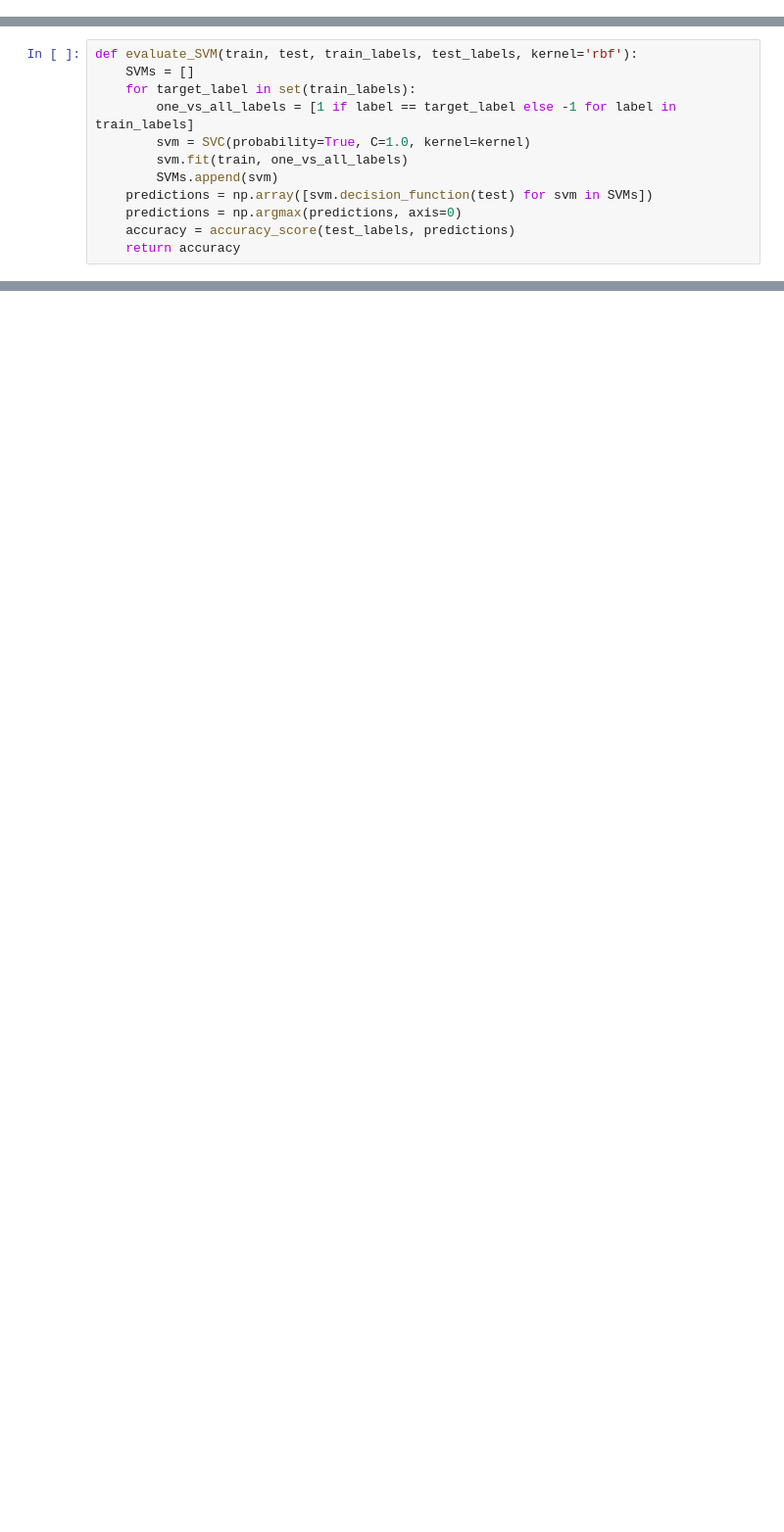
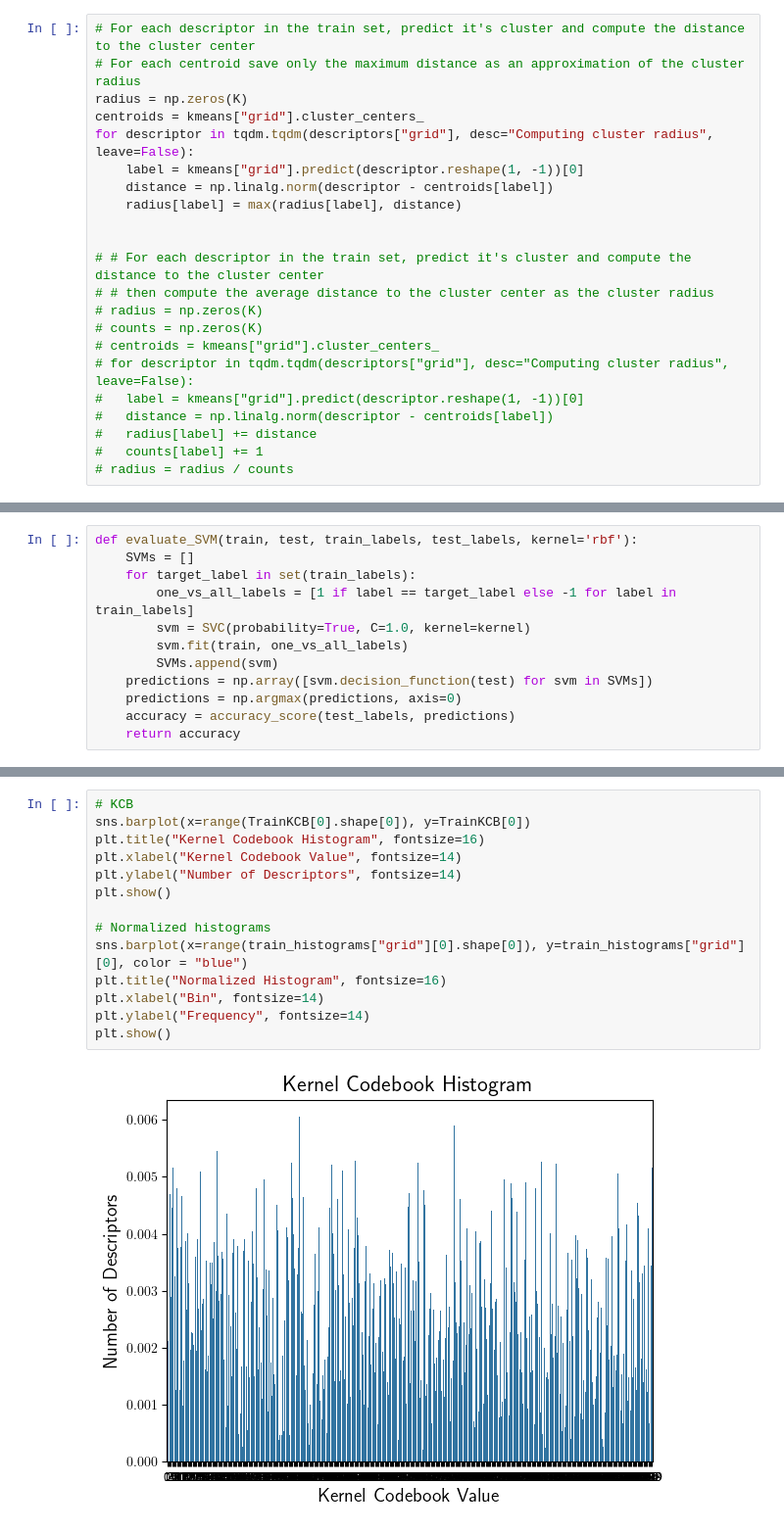
Before and after one commit to marcotallone/bow-classifier, a Jupyter notebook: notebooks/results-plots.ipynb, the cells around one changed output, grey strips where cells are left out. Shown at 98% size. Saved outputs shown, nothing was run; the diff lists cells and outputs as text; blank space fills up the shorter version.

Commit message:
Updated results (with clusters radius) and report

```diff
--- a/notebooks/results-plots.ipynb
+++ b/notebooks/results-plots.ipynb
@@ -1081,0 +1127,22 @@ SVM (pyramid) accuracy: 75.54%
+# %%
+# For each descriptor in the train set, predict it's cluster and compute the distance to the cluster center
+# For each centroid save only the maximum distance as an approximation of the cluster radius
+radius = np.zeros(K)
+centroids = kmeans["grid"].cluster_centers_
+for descriptor in tqdm.tqdm(descriptors["grid"], desc="Computing cluster radius", leave=False):
+	label = kmeans["grid"].predict(descriptor.reshape(1, -1))[0]
+	distance = np.linalg.norm(descriptor - centroids[label])
+	radius[label] = max(radius[label], distance)
+
+
+# # For each descriptor in the train set, predict it's cluster and compute the distance to the cluster center
+# # then compute the average distance to the cluster center as the cluster radius
+# radius = np.zeros(K)
+# counts = np.zeros(K)
+# centroids = kmeans["grid"].cluster_centers_
+# for descriptor in tqdm.tqdm(descriptors["grid"], desc="Computing cluster radius", leave=False):
+# 	label = kmeans["grid"].predict(descriptor.reshape(1, -1))[0]
+# 	distance = np.linalg.norm(descriptor - centroids[label])
+# 	radius[label] += distance
+# 	counts[label] += 1
+# radius = radius / counts
@@ -1093,0 +1314,16 @@ def evaluate_SVM(train, test, train_labels, test_labels, kernel='rbf'):
+# %%
+# KCB
+sns.barplot(x=range(TrainKCB[0].shape[0]), y=TrainKCB[0])
+plt.title("Kernel Codebook Histogram", fontsize=16)
+plt.xlabel("Kernel Codebook Value", fontsize=14)
+plt.ylabel("Number of Descriptors", fontsize=14)
+plt.show()
+
+# Normalized histograms
+sns.barplot(x=range(train_histograms["grid"][0].shape[0]), y=train_histograms["grid"][0], color = "blue")
+plt.title("Normalized Histogram", fontsize=16)
+plt.xlabel("Bin", fontsize=14)
+plt.ylabel("Frequency", fontsize=14)
+plt.show()
+# %% [output]
+[figure, added]
```
Also changed, not shown: parts of 27 cells of this notebook, 9 other files.
